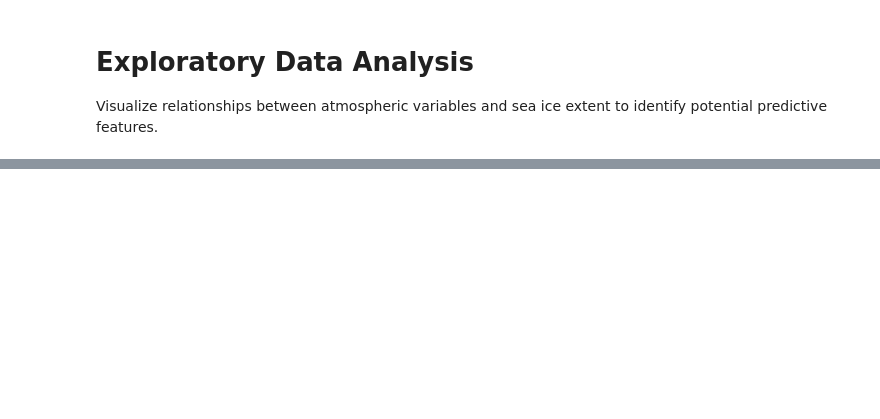
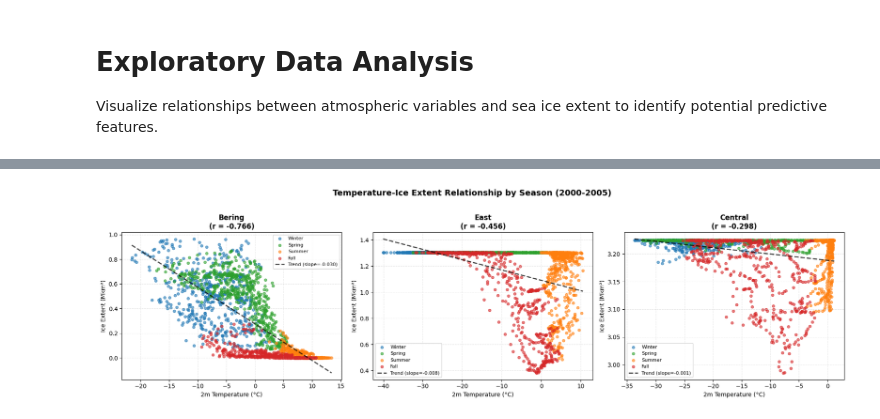
Before and after one commit to CatraMyBeloved/arctic-ice-extent, a Jupyter notebook: notebooks/02_EDA.ipynb, the cells around one changed output, grey strips where cells are left out. Saved outputs shown, nothing was run; the diff lists cells and outputs as text; code cells hidden in the pictures; blank space fills up the shorter version.

```diff
--- a/notebooks/02_EDA.ipynb
+++ b/notebooks/02_EDA.ipynb
@@ -77,0 +92,49 @@ plt.show()
+# %%
+def get_season(month):
+    if month in [12, 1, 2]:
+        return 'Winter'
+    elif month in [3, 4, 5]:
+        return 'Spring'
+    elif month in [6, 7, 8]:
+        return 'Summer'
+    else:
+        return 'Fall'
+
+full_data['season'] = full_data['month'].apply(get_season)
+
+fig, axes = plt.subplots(1, 3, figsize=(18, 5))
+
+regions = full_data['region'].unique()
+season_colors = {'Winter': '#1f77b4', 'Spring': '#2ca02c',
+                 'Summer': '#ff7f0e', 'Fall': '#d62728'}
+
+for idx, region in enumerate(regions):
+    ax = axes[idx]
+    region_data = full_data[full_data['region'] == region]
+
+    for season in ['Winter', 'Spring', 'Summer', 'Fall']:
+        season_data = region_data[region_data['season'] == season]
+        ax.scatter(season_data['t2m_mean'], season_data['extent_mkm2'],
+                  c=season_colors[season], label=season, alpha=0.6, s=20)
+
+    z = np.polyfit(region_data['t2m_mean'], region_data['extent_mkm2'], 1)
+    p = np.poly1d(z)
+    temp_range = np.linspace(region_data['t2m_mean'].min(),
+                             region_data['t2m_mean'].max(), 100)
+    ax.plot(temp_range, p(temp_range), 'k--', linewidth=2, alpha=0.7,
+           label=f'Trend (slope={z[0]:.3f})')
+
+    corr = region_data[['t2m_mean', 'extent_mkm2']].corr().iloc[0, 1]
+
+    ax.set_title(f'{region}\n(r = {corr:.3f})', fontsize=12, fontweight='bold')
+    ax.set_xlabel('2m Temperature (°C)', fontsize=10)
+    ax.set_ylabel('Ice Extent (Mkm²)', fontsize=10)
+    ax.grid(True, alpha=0.3, linestyle='--')
+    ax.legend(loc='best', fontsize=8)
+
+fig.suptitle('Temperature-Ice Extent Relationship by Season (2000-2005)',
+             fontsize=14, fontweight='bold', y=1.02)
+plt.tight_layout()
+plt.show()
+# %% [output]
+[figure, added]
```
Also changed, not shown: parts of 8 cells of this notebook, 5 other files.
